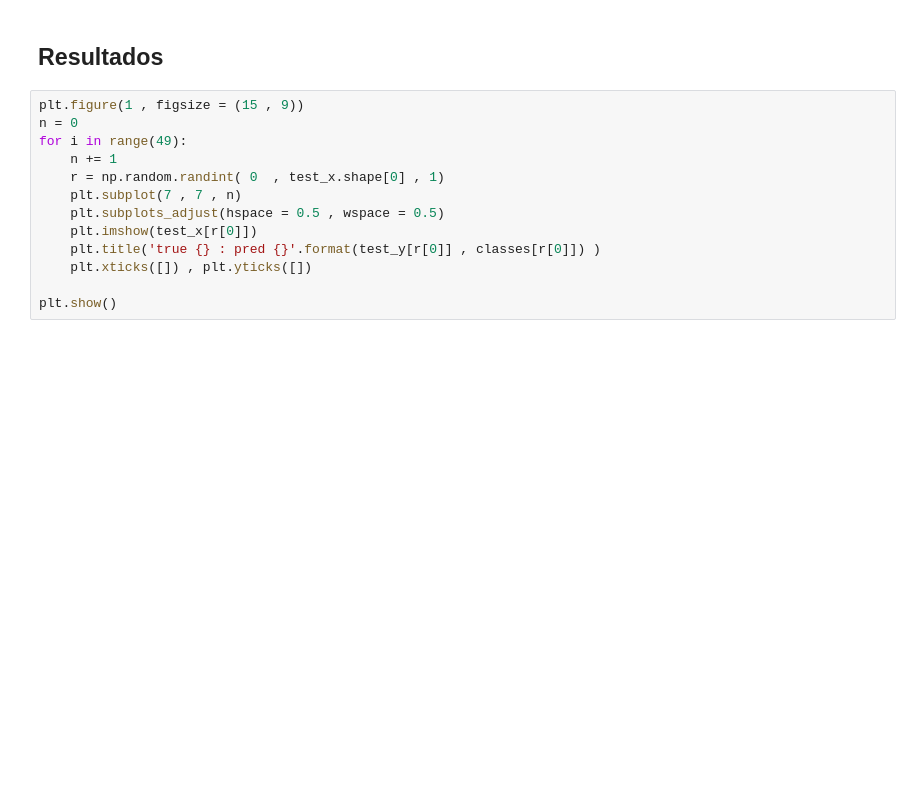
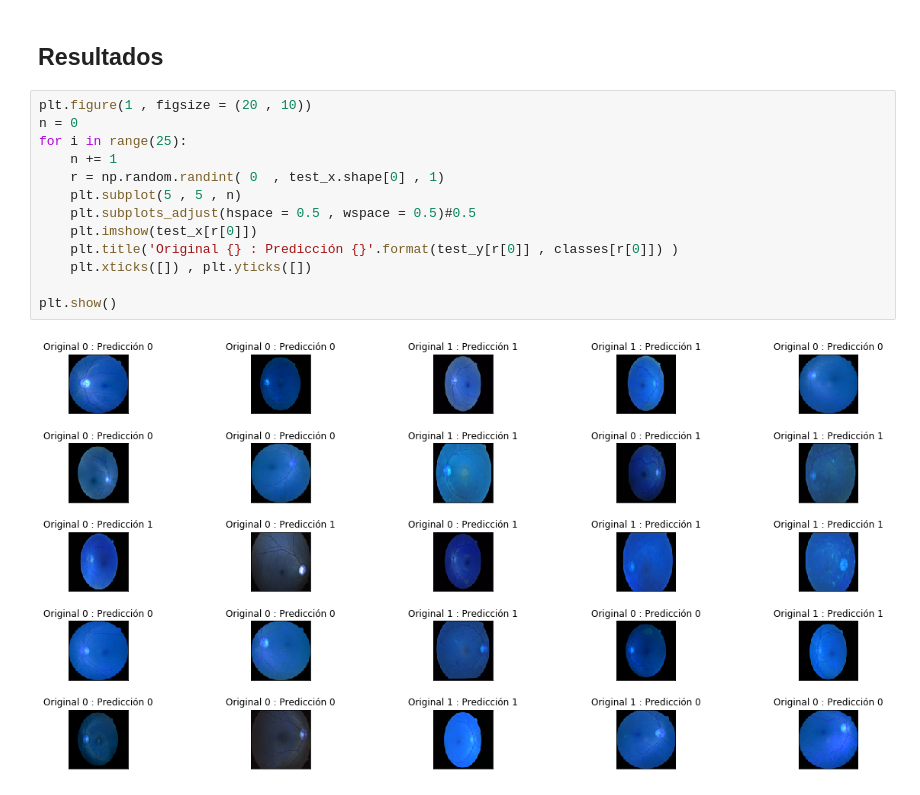
Before and after one commit to SleepWalKer09/Estadia, a Jupyter notebook: CNN ojos.ipynb, the cells around one changed output. Cells and saved outputs as stored; diff of their text form; blank space fills up the shorter version.

```diff
--- a/CNN ojos.ipynb
+++ b/CNN ojos.ipynb
@@ -576,15 +604,17 @@ sklearn.metrics.roc_auc_score(y_test, y_pred_prob_yes[:,1])
 # %% [markdown]
 ## Resultados
 # %%
-plt.figure(1 , figsize = (15 , 9))
+plt.figure(1 , figsize = (20 , 10))
 n = 0
-for i in range(49):
+for i in range(25):
     n += 1
     r = np.random.randint( 0  , test_x.shape[0] , 1)
-    plt.subplot(7 , 7 , n)
-    plt.subplots_adjust(hspace = 0.5 , wspace = 0.5)
+    plt.subplot(5 , 5 , n)
+    plt.subplots_adjust(hspace = 0.5 , wspace = 0.5)#0.5
     plt.imshow(test_x[r[0]])
-    plt.title('true {} : pred {}'.format(test_y[r[0]] , classes[r[0]]) )
+    plt.title('Original {} : Predicción {}'.format(test_y[r[0]] , classes[r[0]]) )
     plt.xticks([]) , plt.yticks([])
 
 plt.show()
+# %% [output]
+[figure, added]
```
Also changed, not shown: parts of 24 cells of this notebook.
